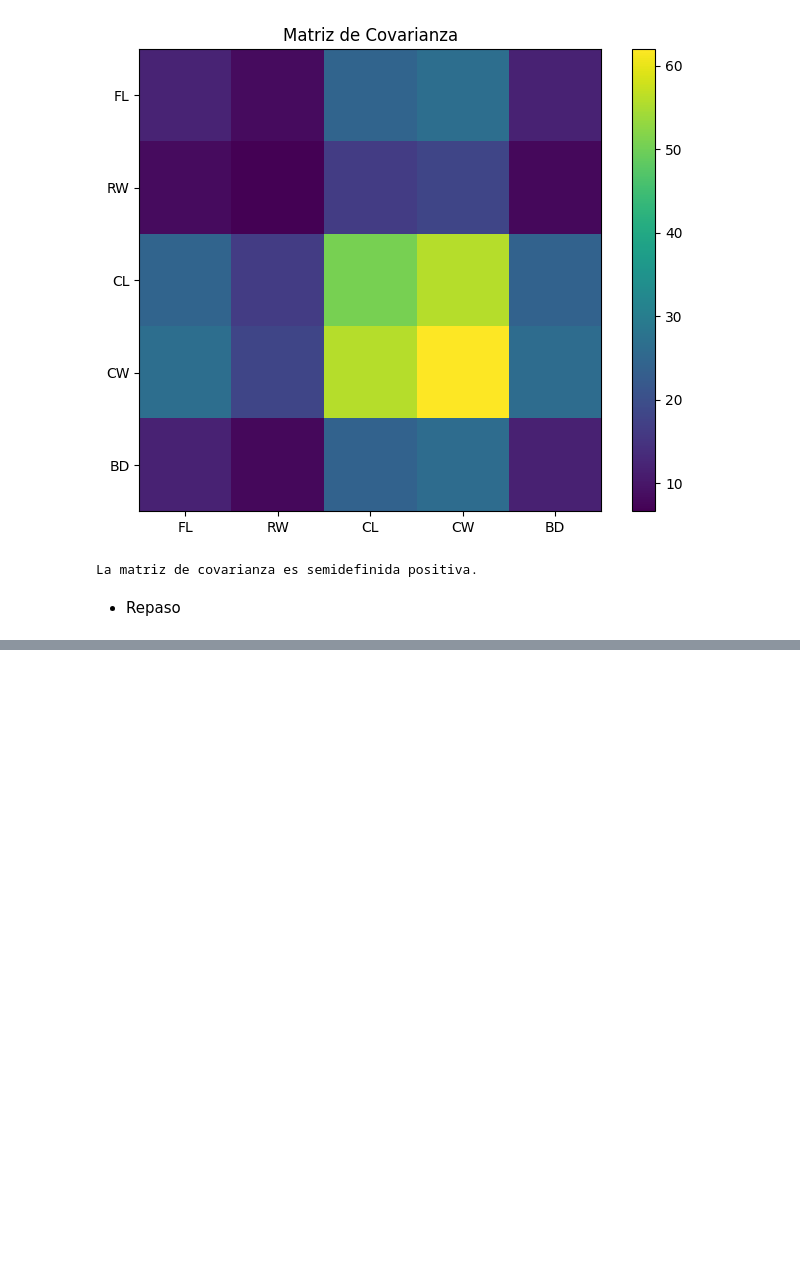
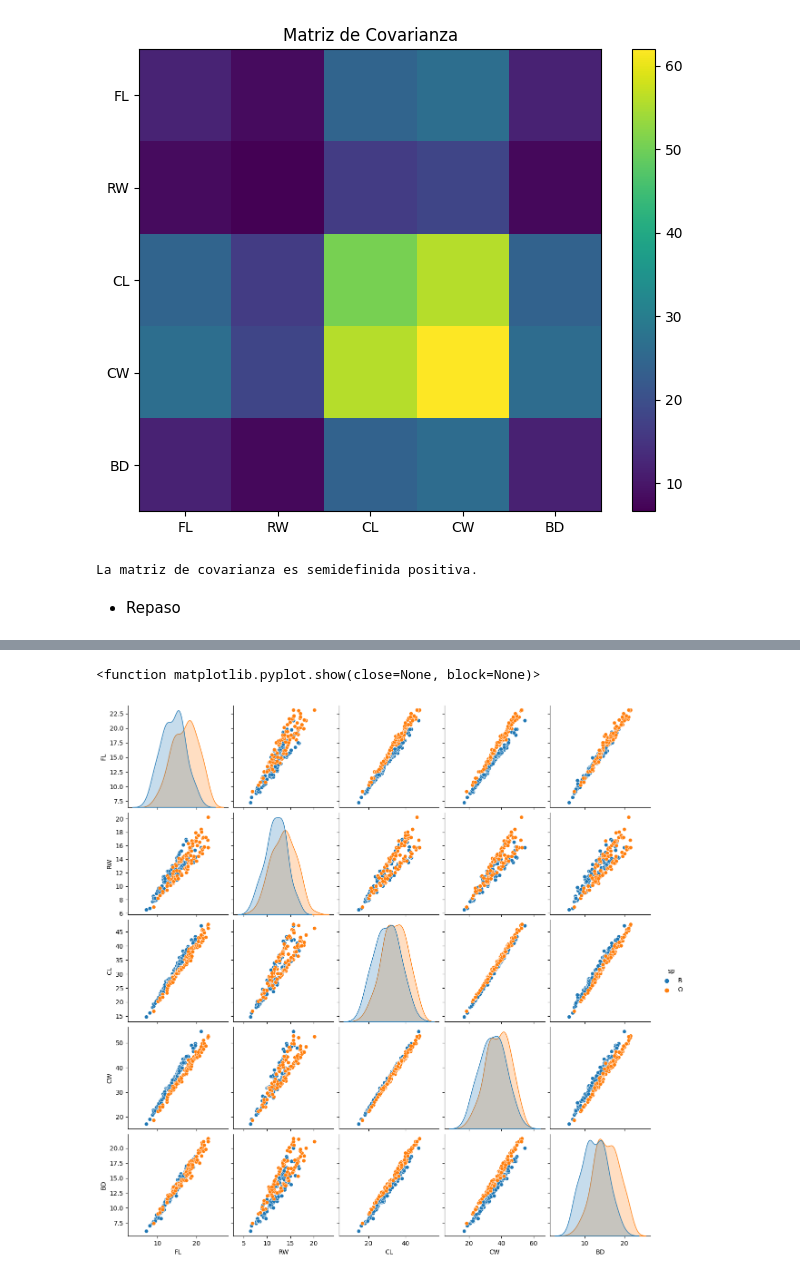
Before and after one commit to JoakoIA/Universidad, a Jupyter notebook: Python/Calculo Multivariable/main.ipynb, the cells around one changed output, grey strips where cells are left out. Saved outputs shown, nothing was run; the diff lists cells and outputs as text; code cells hidden in the pictures; blank space fills up the shorter version.

```diff
--- a/Python/Calculo Multivariable/main.ipynb
+++ b/Python/Calculo Multivariable/main.ipynb
@@ -151,0 +221,7 @@ La matriz de covarianza es semidefinida positiva.
+# %%
+#Realice scatterplot matriz de las cinco medidas numéricas con color para cada
+sns.pairplot(data, hue = "sp", vars = columnas)
+plt.show
+# %% [output]
+<function matplotlib.pyplot.show(close=None, block=None)>
+[figure, added]
```
Also changed, not shown: parts of 8 cells of this notebook, 2 other files.
